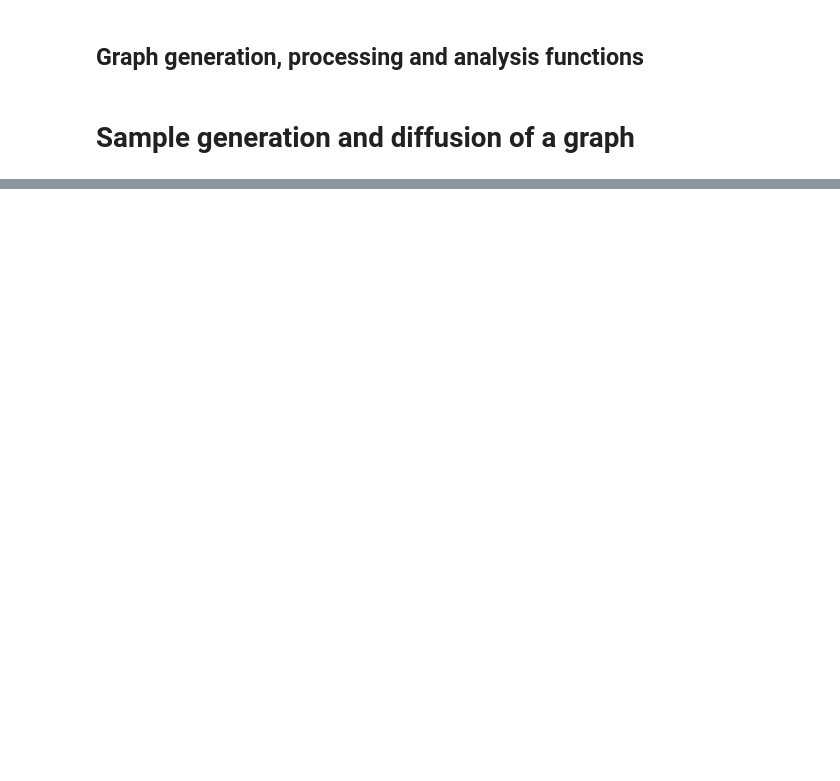
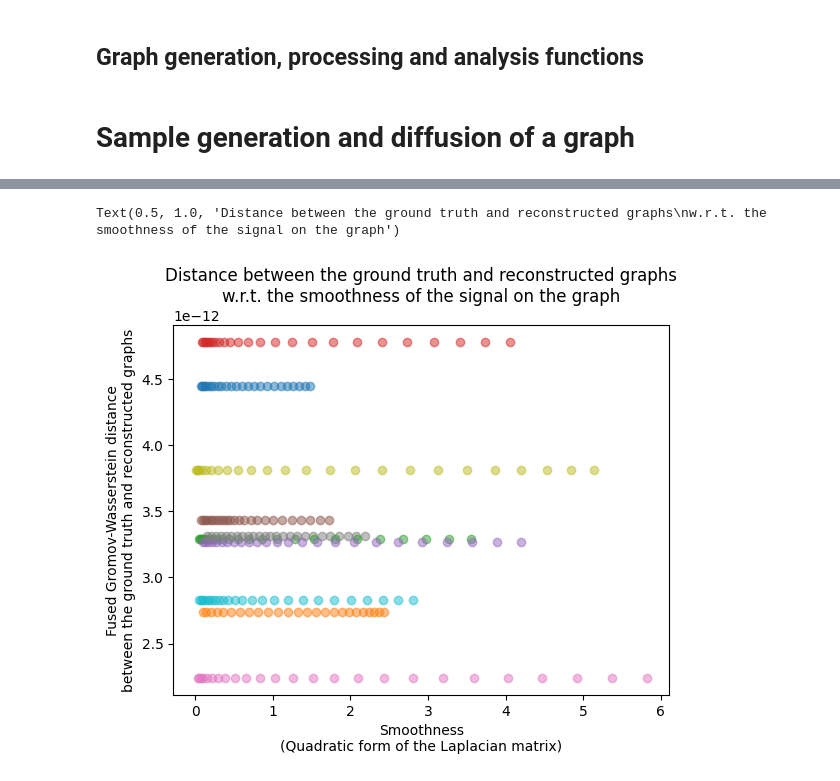
Before and after one commit to MathildeDupouy/Learn-Graph-Laplacian, a Jupyter notebook: code/synthetic_graphs.ipynb, the cells around one changed output, grey strips where cells are left out. Saved outputs shown, nothing was run; the diff lists cells and outputs as text; code cells hidden in the pictures; blank space fills up the shorter version.

```diff
--- a/code/synthetic_graphs.ipynb
+++ b/code/synthetic_graphs.ipynb
@@ -261,0 +316,12 @@ dgw3:  2.710892838185845e-12
+# %%
+# Scatter plot the distance between the ground truth and reconstructed graphs per smoothness for each pair of graphs
+for i in range(len(diffusion_steps)):
+    for j in range(nb_graphs):
+        plt.scatter(smoothnesses[i, j], distances[i, j], alpha=0.5)
+
+plt.xlabel("Smoothness\n(Quadratic form of the Laplacian matrix)")
+plt.ylabel("Fused Gromov-Wasserstein distance\nbetween the ground truth and reconstructed graphs")
+plt.title("Distance between the ground truth and reconstructed graphs\nw.r.t. the smoothness of the signal on the graph")
+# %% [output]
+Text(0.5, 1.0, 'Distance between the ground truth and reconstructed graphs\nw.r.t. the smoothness of the signal on the graph')
+[figure, added]
```
Also changed, not shown: parts of 6 cells of this notebook.
